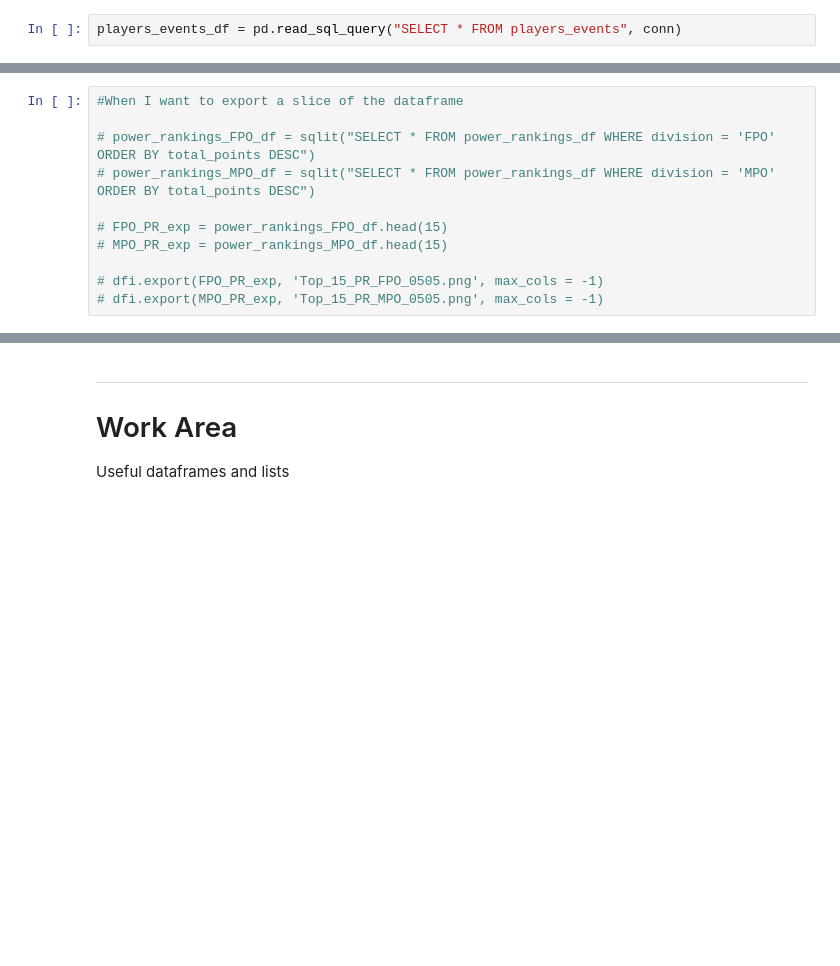
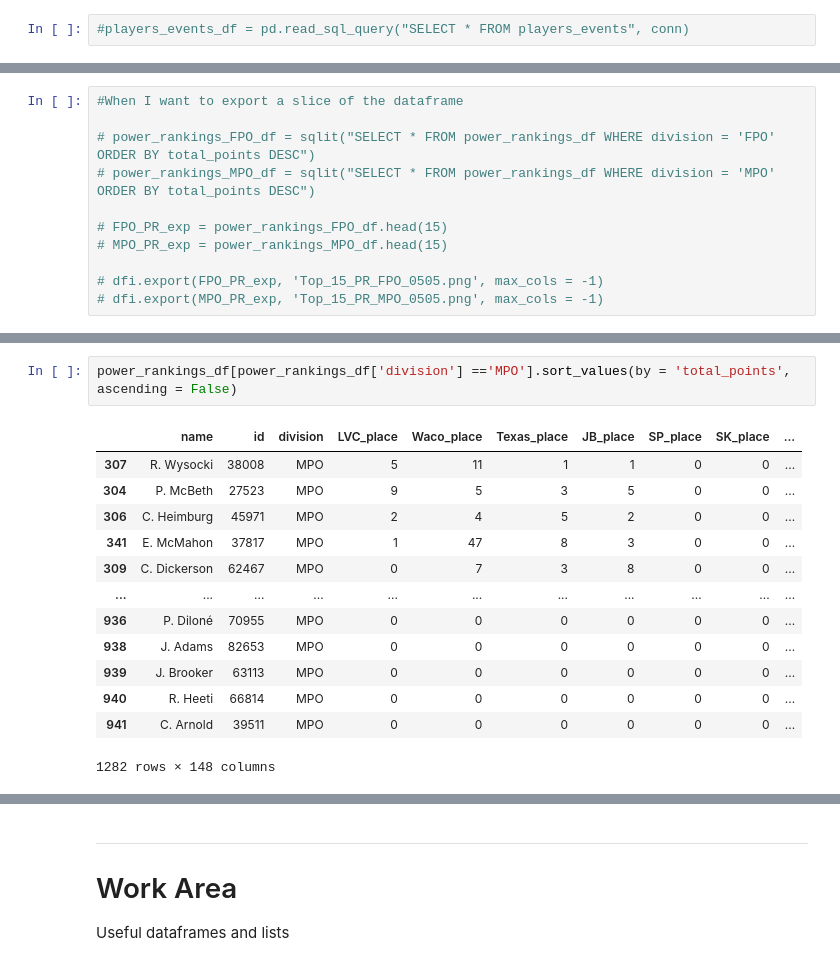
Before and after one commit to jaredcahners/Disc-Golf-Stats, a Jupyter notebook: PDGA Dataset.ipynb, the cells around one changed output, grey strips where cells are left out. Drawn from its saved outputs; the diff is of its cells as text; blank space fills up the shorter version.

```diff
--- a/PDGA Dataset.ipynb
+++ b/PDGA Dataset.ipynb
@@ -7838,7 +11021,7 @@ players_events_df.to_sql('players_events', con = conn, if_exists = 'replace', in
 # %% [markdown]
 # Open player_events from database
 # %%
-players_events_df = pd.read_sql_query("SELECT * FROM players_events", conn)
+#players_events_df = pd.read_sql_query("SELECT * FROM players_events", conn)
 # %% [markdown]
 ---
 ## Power Rankings
@@ -8004 +11190,17 @@ power_rankings_FPO_df.head(15)
 | 14 | H. Finley | 51277 | FPO | 22 | 9 | 2 | 0 | 0 | 0 | ... |
+# %%
+power_rankings_df[power_rankings_df['division'] =='MPO'].sort_values(by = 'total_points', ascending = False)
+# %% [output]
+|  | name | id | division | LVC_place | Waco_place | Texas_place | JB_place | SP_place | SK_place | ... |
+| 307 | R. Wysocki | 38008 | MPO | 5 | 11 | 1 | 1 | 0 | 0 | ... |
+| 304 | P. McBeth | 27523 | MPO | 9 | 5 | 3 | 5 | 0 | 0 | ... |
+| 306 | C. Heimburg | 45971 | MPO | 2 | 4 | 5 | 2 | 0 | 0 | ... |
+| 341 | E. McMahon | 37817 | MPO | 1 | 47 | 8 | 3 | 0 | 0 | ... |
+| 309 | C. Dickerson | 62467 | MPO | 0 | 7 | 3 | 8 | 0 | 0 | ... |
+| ... | ... | ... | ... | ... | ... | ... | ... | ... | ... | ... |
+| 936 | P. Diloné | 70955 | MPO | 0 | 0 | 0 | 0 | 0 | 0 | ... |
+| 938 | J. Adams | 82653 | MPO | 0 | 0 | 0 | 0 | 0 | 0 | ... |
+| 939 | J. Brooker | 63113 | MPO | 0 | 0 | 0 | 0 | 0 | 0 | ... |
+| 940 | R. Heeti | 66814 | MPO | 0 | 0 | 0 | 0 | 0 | 0 | ... |
+| 941 | C. Arnold | 39511 | MPO | 0 | 0 | 0 | 0 | 0 | 0 | ... |
+1282 rows × 148 columns
```
Also changed, not shown: parts of 197 cells of this notebook.
